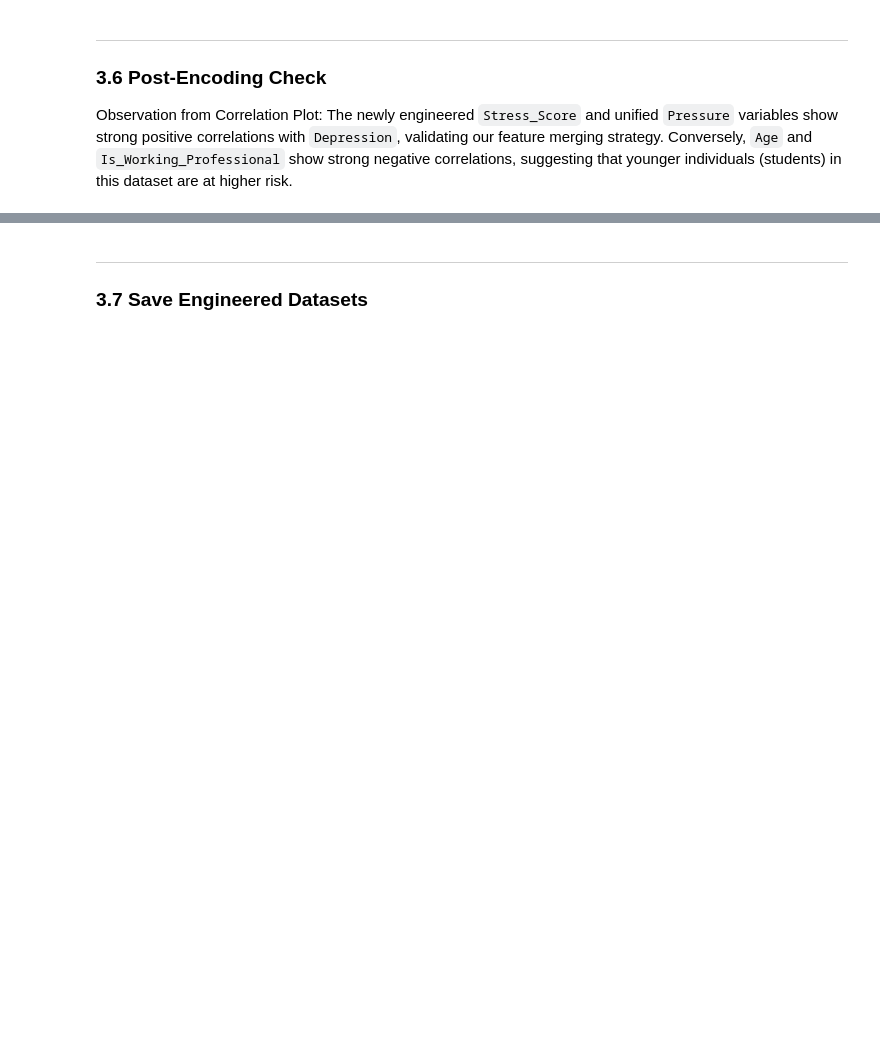
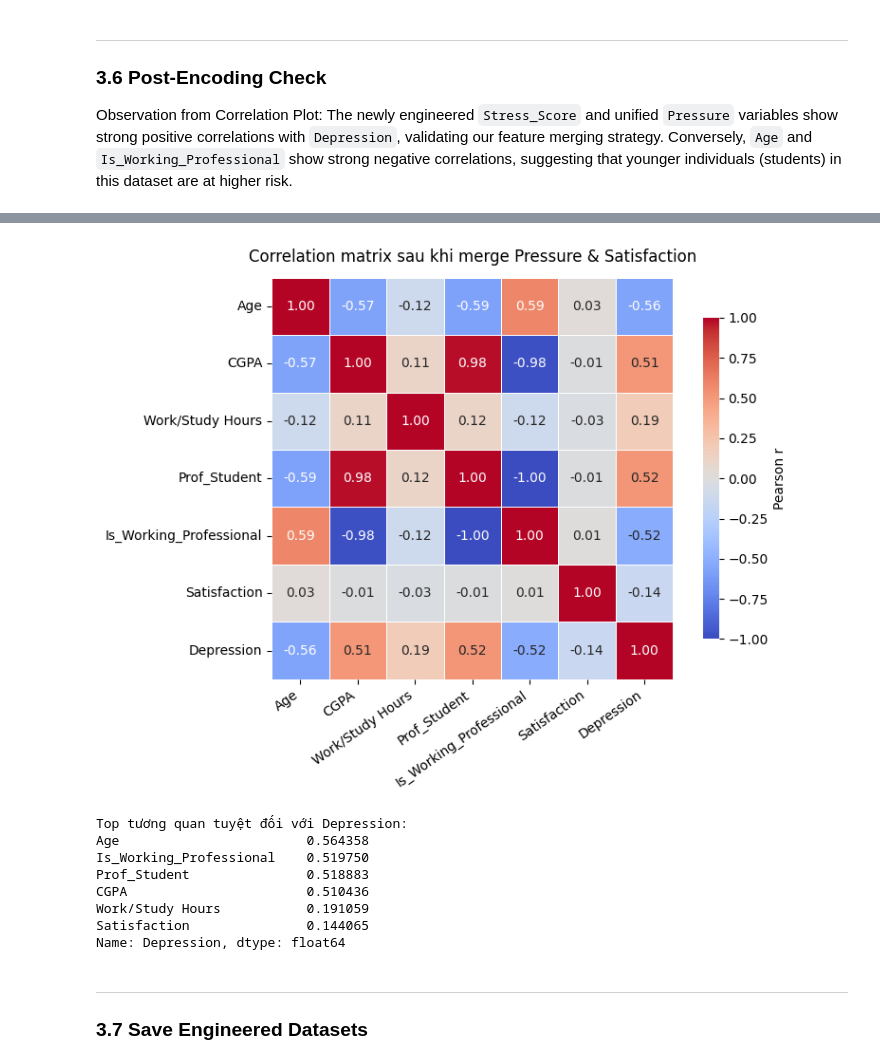
Before and after one commit to quanpro147/Exploring-Mental-Health-Data, a Jupyter notebook: notebooks/feat_engineering.ipynb, the cells around one changed output, grey strips where cells are left out. Saved outputs shown, nothing was run; the diff lists cells and outputs as text; code cells hidden in the pictures; blank space fills up the shorter version.

```diff
--- a/notebooks/feat_engineering.ipynb
+++ b/notebooks/feat_engineering.ipynb
@@ -614,4 +616,47 @@ print("Saved:", ARTIFACT_DIR / "feature_correlation.png")
 Saved: ..\artifacts\feature_correlation.png
+# %%
+# 3.2.1 Correlation heatmap sau bước feature merging
+numeric_cols = ["Age", "CGPA", "Work/Study Hours", "Prof_Student",
+                "Is_Working_Professional", "Satisfaction", "Depression"]
+
+corr_post_merge = train[numeric_cols].corr(method="pearson")
+
+fig, ax = plt.subplots(figsize=(8, 6))
+sns.heatmap(
+    corr_post_merge,
+    annot=True,
+    fmt=".2f",
+    cmap="coolwarm",
+    center=0,
+    vmin=-1, vmax=1,
+    square=True,
+    linewidths=0.5,
+    cbar_kws={"shrink": 0.8, "label": "Pearson r"},
+    ax=ax,
+)
+ax.set_title("Correlation matrix sau khi merge Pressure & Satisfaction", fontsize=12, pad=12)
+plt.xticks(rotation=35, ha="right")
+plt.yticks(rotation=0)
+plt.tight_layout()
+plt.show()
+
+print("\nTop tương quan tuyệt đối với Depression:")
+print(
+    corr_post_merge["Depression"]
+    .drop("Depression")
+    .abs()
+    .sort_values(ascending=False)
+)
+# %% [output]
+[figure, added]
+Top tương quan tuyệt đối với Depression:
+Age                        0.564358
+Is_Working_Professional    0.519750
+Prof_Student               0.518883
+CGPA                       0.510436
+Work/Study Hours           0.191059
+Satisfaction               0.144065
+Name: Depression, dtype: float64
 # %% [markdown]
 ---
 ### 3.7 Save Engineered Datasets
```
Also changed, not shown: parts of 12 cells of this notebook, 2 other files.
